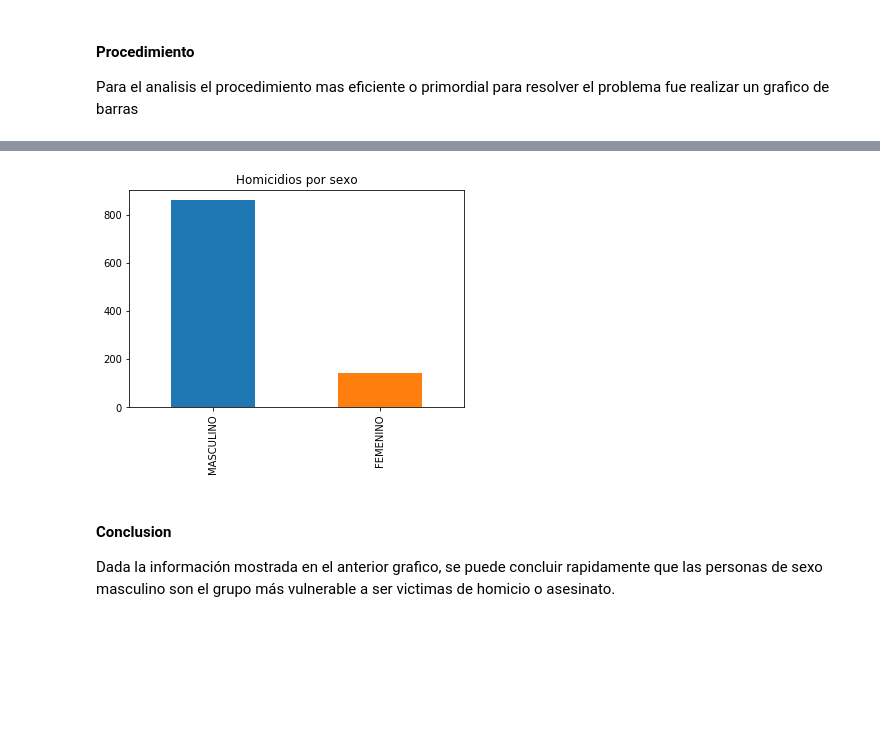
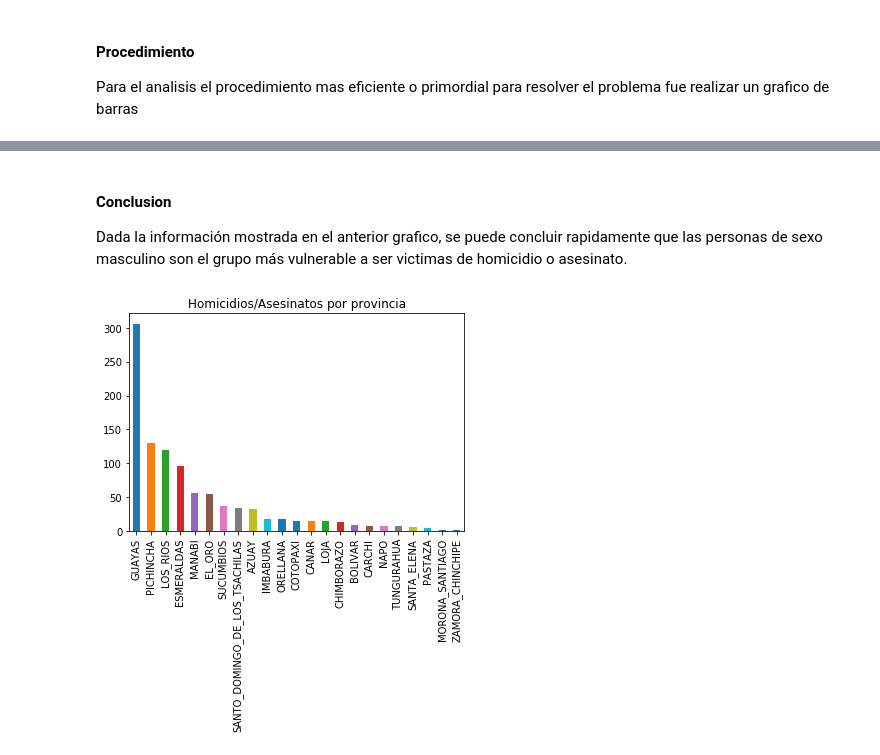
Before and after one commit to 2018-B-GR1-Python/Velasco-Yepez-Andres-David, a Jupyter notebook: proyecto/idea.ipynb, the cells around one changed output, grey strips where cells are left out. Drawn from its saved outputs; the diff is of its cells as text; code cells hidden in the pictures; blank space fills up the shorter version.

```diff
--- a/proyecto/idea.ipynb
+++ b/proyecto/idea.ipynb
@@ -63,9 +69,9 @@ Para el analisis el procedimiento mas eficiente o primordial para resolver el pr
+# %% [markdown]
+#### Conclusion
+Dada la información mostrada en el anterior grafico, se puede concluir rapidamente que las personas de sexo masculino son el grupo más vulnerable a ser victimas de homicidio o asesinato.
 # %%
-plt.title("Homicidios por sexo")
-datos['Sexo'].value_counts().plot(kind='bar')
+plt.title("Homicidios/Asesinatos por provincia")
+datos['Provincia'].value_counts().plot(kind='bar')
 plt.show()
 # %% [output]
-[figure, old version]
+[figure, new version]
-# %% [markdown]
-#### Conclusion
-Dada la información mostrada en el anterior grafico, se puede concluir rapidamente que las personas de sexo masculino son el grupo más vulnerable a ser victimas de homicio o asesinato.
```
Also changed, not shown: parts of 4 cells of this notebook, 2 other files.
